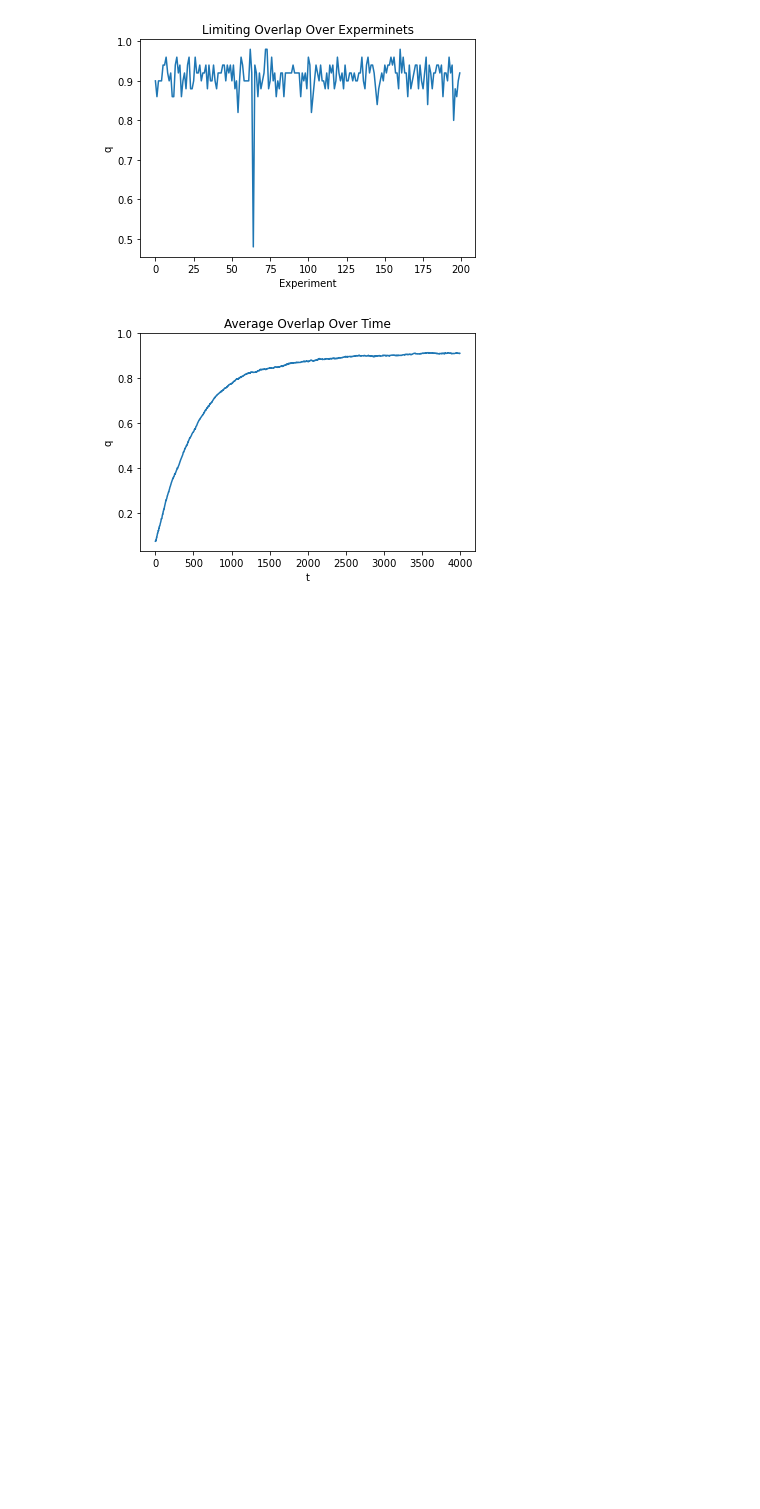
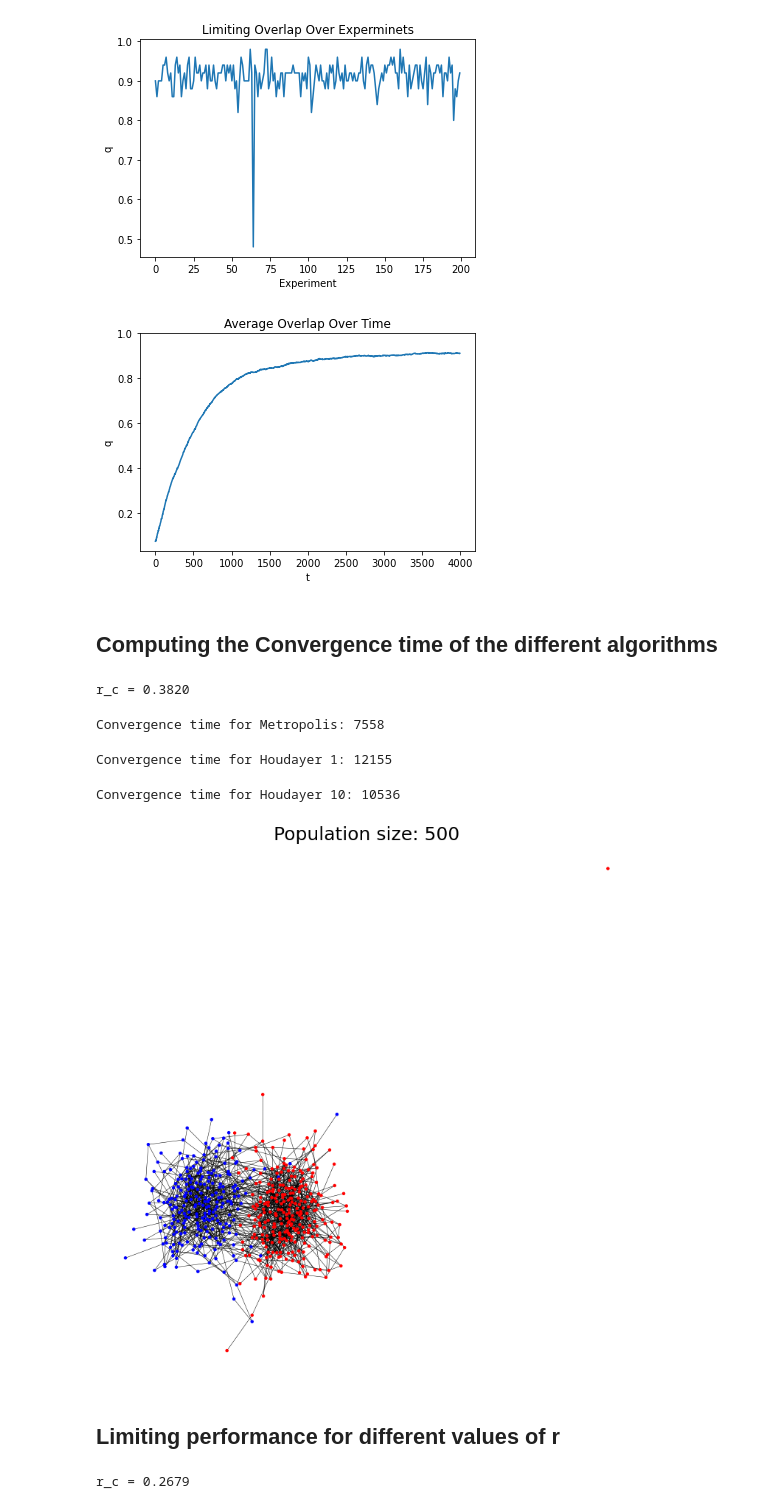
Before and after one commit to galannp/Markov, a Jupyter notebook: notebook/testing_david.ipynb, the cells around one changed output. Drawn from its saved outputs; the diff is of its cells as text; code cells hidden in the pictures; blank space fills up the shorter version.

```diff
--- a/notebook/testing_david.ipynb
+++ b/notebook/testing_david.ipynb
@@ -128,3 +135,80 @@ draw_plots(Q)
 Average limiting overlap: 0.9111
 [figure]
 [figure]
+# %% [markdown]
+## Computing the Convergence time of the different algorithms
+# %%
+# Parameters
+N = 500
+d = 5
+r_c = (np.sqrt(d)-1)/(np.sqrt(d)+1)
+r = 0.1
+a, b = ab(d, r)
+print(f'r_c = {r_c:.4f}')
+
+# random population and graph
+x_star = generate_population(N)
+G = graph_gen(x_star, a, b)
+A = nx.to_numpy_array(G)
+# %% [output]
+r_c = 0.3820
+# %%
+epsilon = 0.1 # precision required for convergence
+nexp_conv = 15
+
+def conv_time_metropolis(A, a, b, num_exp):
+    avg_Time = 0
+    mc = Metropolis(A, a, b)
+    for n in tqdm(range(num_exp)):
+        mc.reset()
+        T = 0
+        while 1 - compute_overlap(x_star, mc.x) >= epsilon:
+            mc.step()
+            T += 1
+        avg_Time += T
+    return round(avg_Time / num_exp)
+
+def conv_time_houdayer(A, a, b, num_exp, n0):
+    avg_Time = 0
+    mc1 = Metropolis(A, a, b)
+    mc2 = Metropolis(A, a, b)
+    for n in tqdm(range(num_exp)):
+        mc1.reset()
+        mc2.reset()
+        T = 0
+        while 1 - (compute_overlap(x_star, mc1.x) + compute_overlap(x_star, mc2.x)) / 2 >= epsilon:
+            if T % n0 == 0:
+                # Houdayer step
+                x1, x2 = houdayer_step(G, mc1.x, mc2.x)
+                mc1.x = x1
+                mc2.x = x2
+            # Metropolis step
+            mc1.step()
+            mc2.step()
+            T += 1
+        avg_Time += T
+    return round(avg_Time / num_exp)
+# %%
+draw_graph(G, x_star)
+
+print("Convergence time for Metropolis: {}".format(conv_time_metropolis(A, a, b, nexp_conv)))
+print("Convergence time for Houdayer 1: {}".format(conv_time_houdayer(A, a, b, nexp_conv, n0=1)))
+print("Convergence time for Houdayer 10: {}".format(conv_time_houdayer(A, a, b, nexp_conv, n0=10)))
+# %% [output]
+Convergence time for Metropolis: 7558
+Convergence time for Houdayer 1: 12155
+Convergence time for Houdayer 10: 10536
+[figure, added]
+# %% [markdown]
+## Limiting performance for different values of r
+# %%
+# Parameters
+N = 700
+d = 3
+r_c = (np.sqrt(d)-1)/(np.sqrt(d)+1)
+print(f'r_c = {r_c:.4f}')
+
+# random population
+x_star = generate_population(N)
+# %% [output]
+r_c = 0.2679
```
Also changed, not shown: parts of 7 cells of this notebook, 2 other files.
